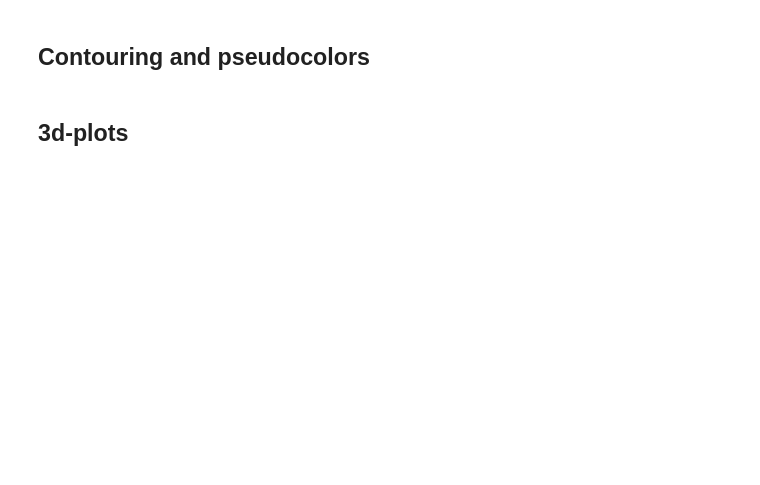
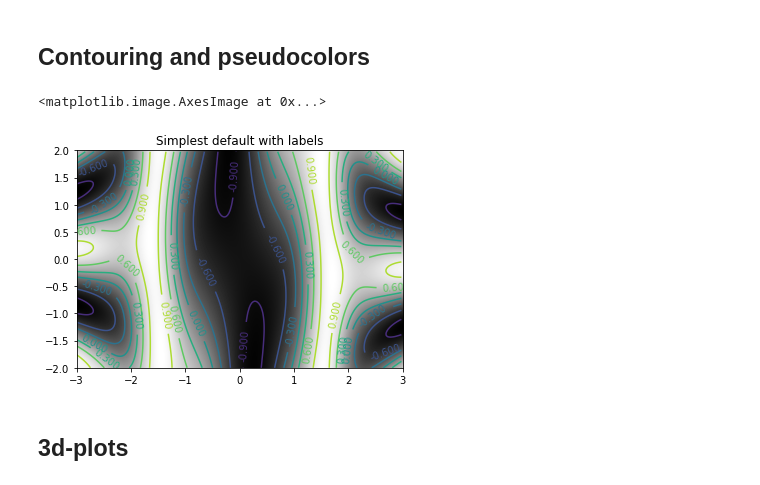
Before and after one commit to philuttley/basic_linux_and_coding, a Jupyter notebook: 4_numpy_matplotlib.ipynb, the cells around one changed output. Saved outputs shown, nothing was run; the diff lists cells and outputs as text; code cells hidden in the pictures; blank space fills up the shorter version.

```diff
--- a/4_numpy_matplotlib.ipynb
+++ b/4_numpy_matplotlib.ipynb
@@ -352,33 +564,37 @@ plt.imshow(data_array, origin='lower', extent=[-6.3,6.3,-6.3,6.3], cmap=plt.cm.g
 # %%
 import matplotlib
 import numpy as np
 import matplotlib.pyplot as plt
+from matplotlib import cm
 
 matplotlib.rcParams['xtick.direction'] = 'out'
 matplotlib.rcParams['ytick.direction'] = 'out'
 
 delta = 0.025
 x = np.arange(-3.0, 3.0, delta)
 y = np.arange(-2.0, 2.0, delta)
 X, Y = np.meshgrid(x, y) # make a grid of data points that is spanned by the x and y vector
 
 def f(x, y):
     return np.sin(x) ** 10 + np.cos(10 + y * x) * np.cos(x)
 
 Z = f(X,Y)
 
 # Lets have a look:
 #plt.imshow(Z, interpolation='bilinear', origin='lower',cmap=cm.gray, extent=(-3, 3, -2, 2))
-
+#plt.imshow(Z, interpolation='bilinear', origin='lower', extent=(-3, 3, -2, 2))
 # Create a simple contour plot with labels using default colors.
 # The inline argument to clabel will control whether the labels are draw
 # over the line segments of the contour, removing the lines beneath the label
 
-#plt.figure()
-#CS = plt.contour(X, Y, Z)
-#plt.clabel(CS, inline=1, fontsize=10)
-#plt.title('Simplest default with labels')
-#plt.imshow(Z, interpolation='bilinear', origin='lower',cmap=cm.gray, extent=(-3, 3, -2, 2))
+plt.figure()
+CS = plt.contour(X, Y, Z)
+plt.clabel(CS, inline=1, fontsize=10)
+plt.title('Simplest default with labels')
+plt.imshow(Z, interpolation='bilinear', origin='lower',cmap=cm.gray, extent=(-3, 3, -2, 2))
+# %% [output]
+<matplotlib.image.AxesImage at 0x...>
+[figure, added]
 # %% [markdown]
 ## 3d-plots
 # %%
```
Also changed, not shown: parts of 45 cells of this notebook.
